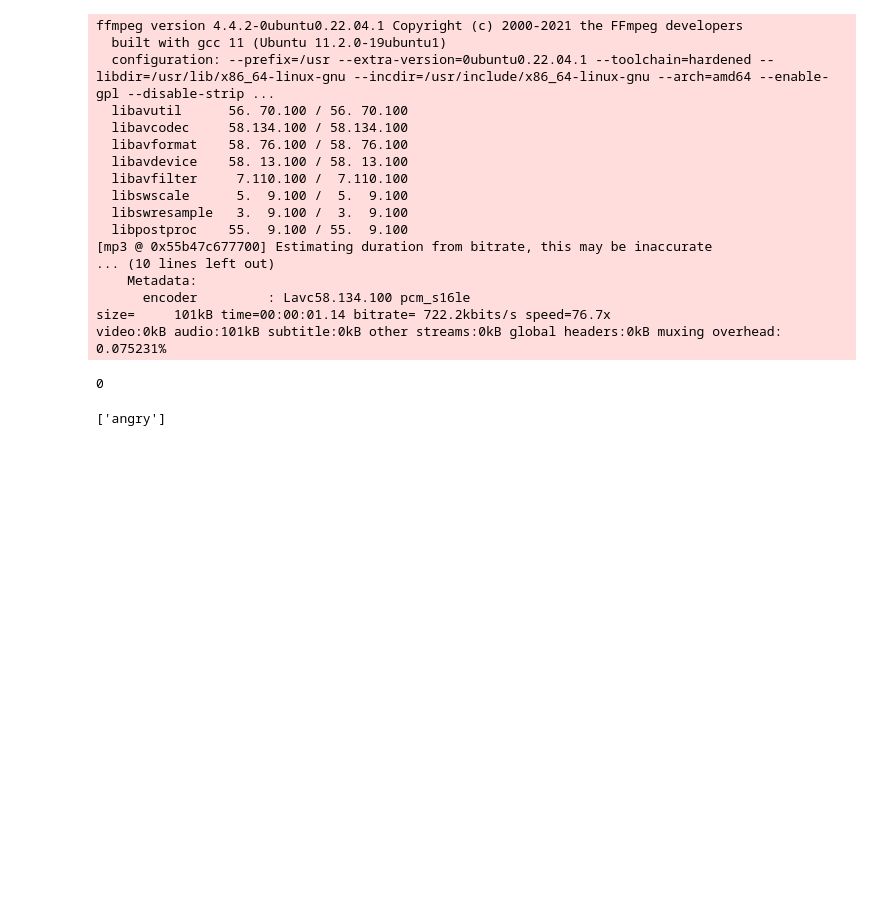
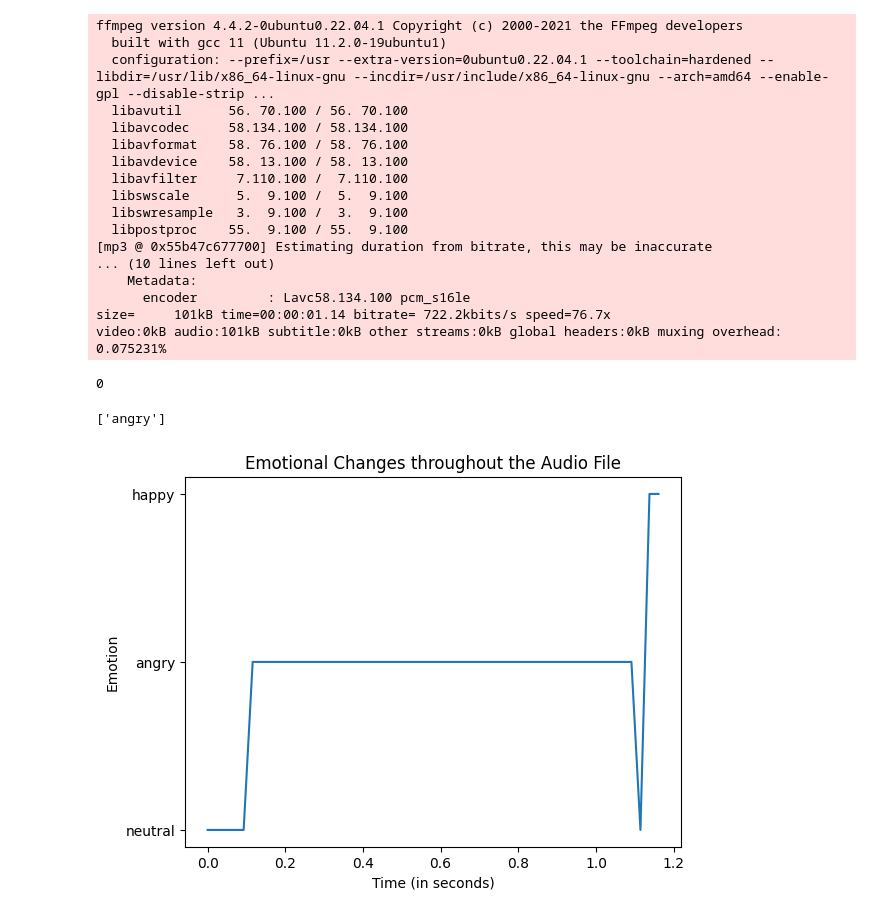
Before and after one commit to A-raj468/YUN, a Jupyter notebook: yun.ipynb, the cells around one changed output. Drawn from its saved outputs; the diff is of its cells as text; code cells hidden in the pictures; blank space fills up the shorter version.

Commit message:
Plotting

```diff
--- a/yun.ipynb
+++ b/yun.ipynb
@@ -129,3 +129,48 @@ prediction = model.predict(feature)
 print(prediction)
 # %% [output]
 ['angry']
+# %%
+import librosa
+import numpy as np
+import matplotlib.pyplot as plt
+
+audio_file = "./input.mp3"
+
+# Check if audio file is empty
+if np.abs(librosa.get_duration(path=audio_file)) < 1e-3:
+    print("Error: Empty audio file")
+else:
+    # Load audio waveform
+    y, sr = librosa.load(audio_file)
+
+    # Apply emotion detection
+    pitches, magnitudes = librosa.core.piptrack(y=y, sr=sr, fmin=75, fmax=300, threshold=0.1)
+    pitch_mean = np.mean(pitches, axis=0)
+    mel_spec = librosa.feature.melspectrogram(y=y, sr=sr, n_mels=128, fmax=8000)
+    energy = librosa.feature.rms(y=y)[0]
+    tone = librosa.feature.tonnetz(y=y, sr=sr)
+
+    # Map pitch, energy, and tone values to emotions
+    emotions = []
+    timestamp = []
+    for i, pitch in enumerate(pitch_mean):
+        timestamp.append(librosa.frames_to_time(i, sr=sr))
+        if pitch < 110 and energy[i] < 0.02 and np.max(mel_spec[:, i]) < 0.0001:
+            emotions.append("sad")
+        elif pitch < 110 and energy[i] >= 0.02:
+            emotions.append("angry")
+        elif pitch < 130 and tone[0, i] > 0:
+            emotions.append("happy")
+        elif pitch < 130 and tone[0, i] <= 0:
+            emotions.append("neutral")
+        else:
+            emotions.append("happy")
+
+    # Plot emotional changes
+    plt.plot(timestamp, emotions)
+    plt.xlabel('Time (in seconds)')
+    plt.ylabel('Emotion')
+    plt.title('Emotional Changes throughout the Audio File')
+    plt.show()
+# %% [output]
+[figure, added]
```
